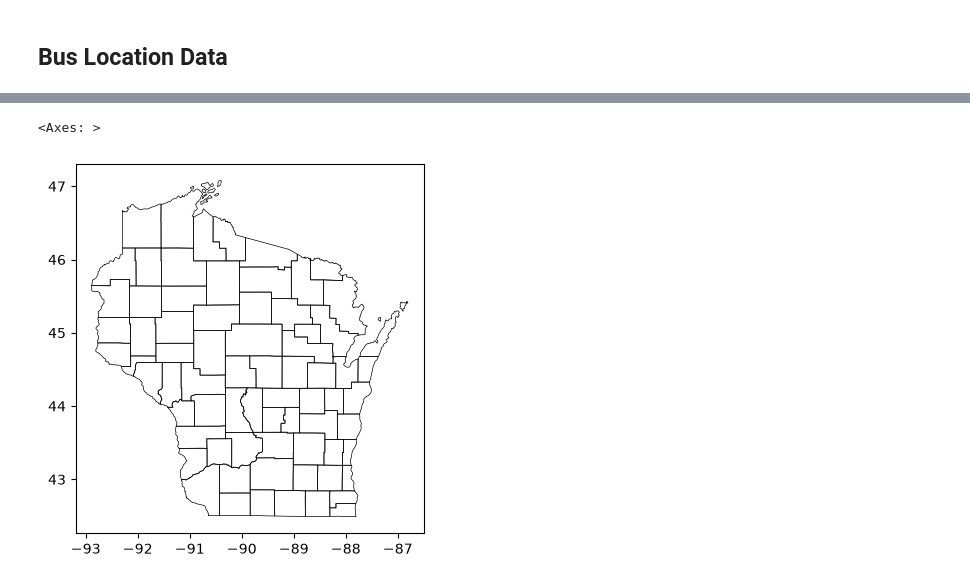
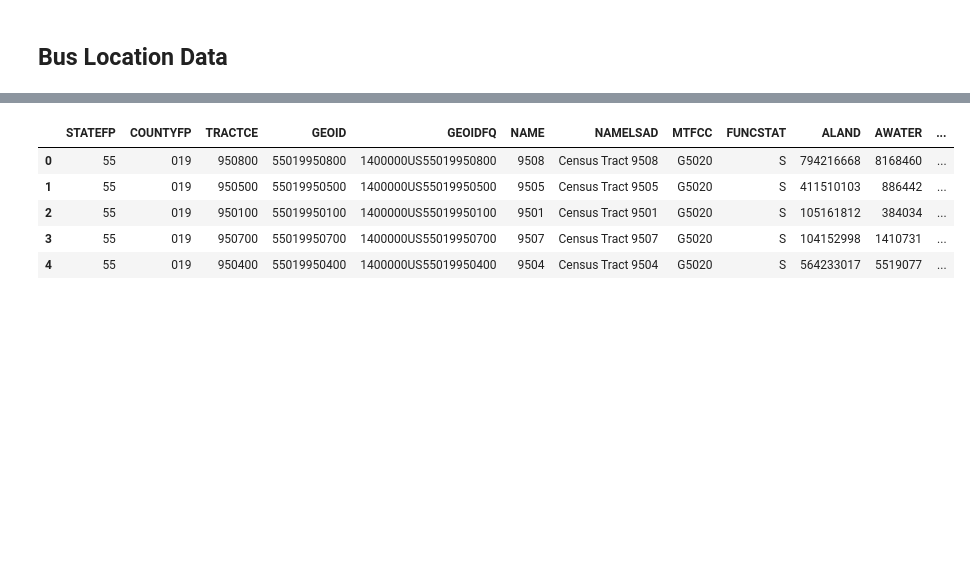
Before and after one commit to samgdotson/energy-lab, a Jupyter notebook: Midwest24k/notebooks/read_matpower.ipynb, the cells around one changed output, grey strips where cells are left out. Cells and saved outputs as stored; diff of their text form; code cells hidden in the pictures; blank space fills up the shorter version.

```diff
--- a/Midwest24k/notebooks/read_matpower.ipynb
+++ b/Midwest24k/notebooks/read_matpower.ipynb
@@ -174,6 +183,0 @@ Datum: North American Datum 1983
-# %%
-wis_gdf = gdf.loc[gdf['STATEFP']==wi_fp]
-wis_gdf.plot(ec='k', lw=0.5, fc='None')
-# %% [output]
-<Axes: >
-[figure, removed]
@@ -180,3 +190,14 @@ wis_gdf.plot(ec='k', lw=0.5, fc='None')
+# %%
+# gdf = gpd.read_file('cb_2018_us_county_5m.shp')
+gdf = gpd.read_file(f'{fname}.shp')
+gdf.head()
+# %% [output]
+|  | STATEFP | COUNTYFP | TRACTCE | GEOID | GEOIDFQ | NAME | NAMELSAD | MTFCC | FUNCSTAT | ALAND | AWATER | ... |
+| 0 | 55 | 019 | 950800 | 55019950800 | 1400000US55019950800 | 9508 | Census Tract 9508 | G5020 | S | 794216668 | 8168460 | ... |
+| 1 | 55 | 019 | 950500 | 55019950500 | 1400000US55019950500 | 9505 | Census Tract 9505 | G5020 | S | 411510103 | 886442 | ... |
+| 2 | 55 | 019 | 950100 | 55019950100 | 1400000US55019950100 | 9501 | Census Tract 9501 | G5020 | S | 105161812 | 384034 | ... |
+| 3 | 55 | 019 | 950700 | 55019950700 | 1400000US55019950700 | 9507 | Census Tract 9507 | G5020 | S | 104152998 | 1410731 | ... |
+| 4 | 55 | 019 | 950400 | 55019950400 | 1400000US55019950400 | 9504 | Census Tract 9504 | G5020 | S | 564233017 | 5519077 | ... |
 # %%
 bus_meta = pd.read_csv(data_path/'Wisconsin_1664_BusMetaData.csv', skiprows=1)
 bus_gdf = gpd.GeoDataFrame(bus_meta, geometry=gpd.points_from_xy(bus_meta.Longitude,bus_meta.Latitude), crs='EPSG:4269')
```
Also changed, not shown: parts of 30 cells of this notebook, 2 other files.
